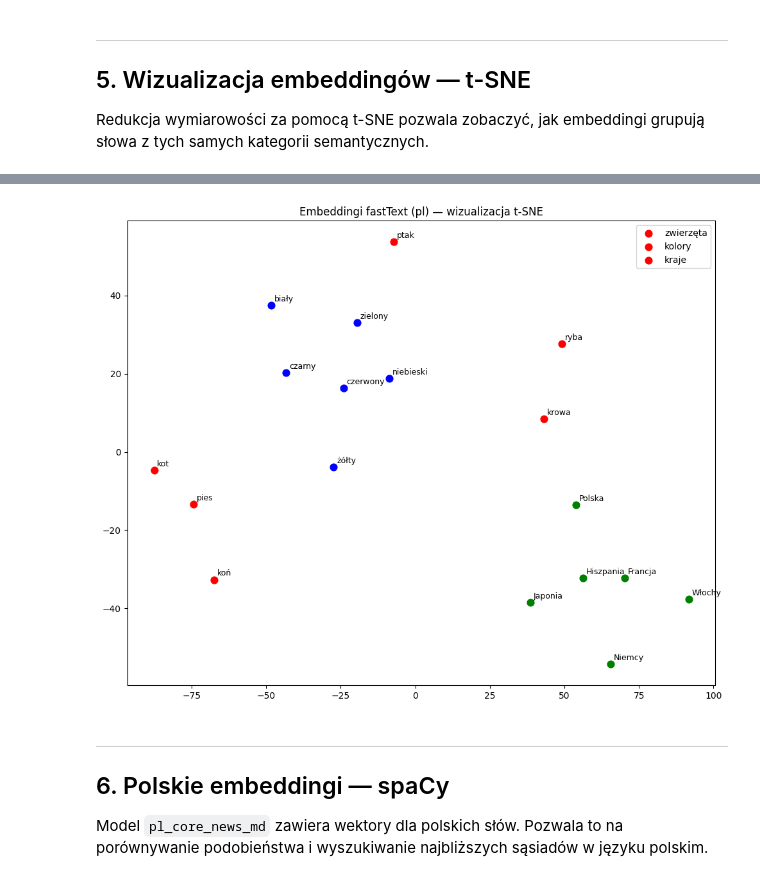
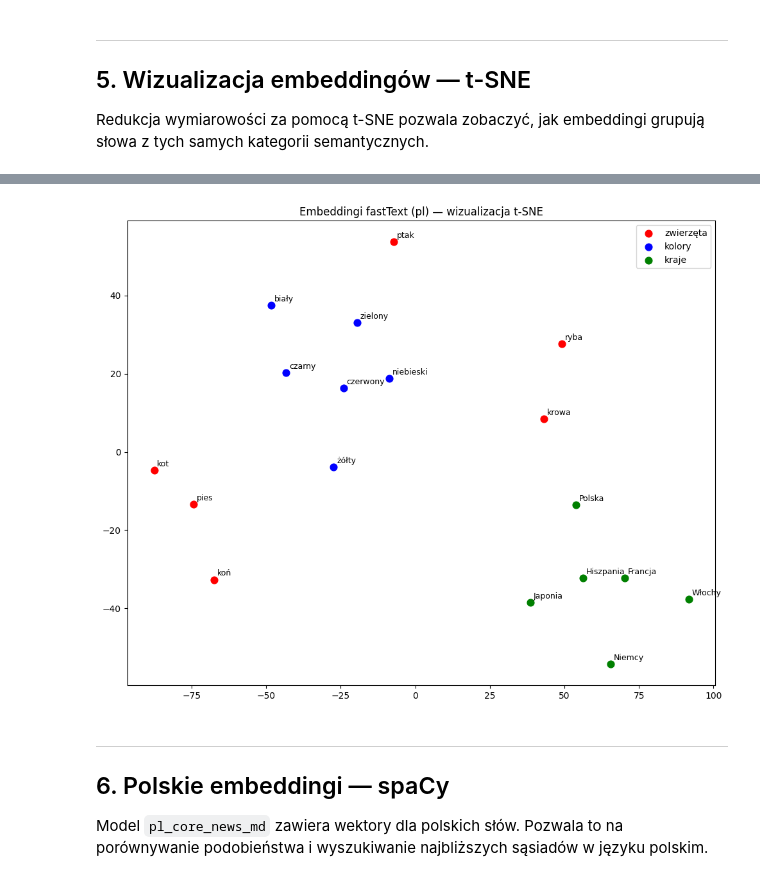
Before and after one commit to pjastr-uwm/fakultet_io_2026, a Jupyter notebook: lecture6/lecture6.ipynb, the cells around one changed output, grey strips where cells are left out. Drawn from its saved outputs; the diff is of its cells as text; code cells hidden in the pictures.

```diff
--- a/lecture6/lecture6.ipynb
+++ b/lecture6/lecture6.ipynb
@@ -330,13 +328,18 @@ coords = tsne.fit_transform(np.array(vectors))
 # Rysowanie
 fig, ax = plt.subplots(figsize=(10, 8))
 colors_map = {"animals": "red", "colors": "blue", "countries": "green"}
+plotted_labels = set()
+
 for i, w in enumerate(words):
+    group = labels[i]
     ax.scatter(coords[i, 0], coords[i, 1],
-               c=colors_map[labels[i]], s=60)
+               c=colors_map[group], s=60,
+               label=group if group not in plotted_labels else "")
+    plotted_labels.add(group)
     ax.annotate(w, (coords[i, 0]+1, coords[i, 1]+1), fontsize=9)
 
-ax.legend(colors_map.keys())
-ax.set_title("Embeddingi GloVe — wizualizacja t-SNE")
+ax.legend()
+ax.set_title("Embeddingi GloVe -- wizualizacja t-SNE")
 plt.tight_layout()
 plt.show()
 # %% [output]
@@ -352,36 +355,41 @@ groups = {
     "zwierzęta": ["kot", "pies", "ryba", "ptak", "koń", "krowa"],
     "kolory": ["czerwony", "niebieski", "zielony", "żółty", "czarny", "biały"],
     "kraje": ["Francja", "Niemcy", "Polska", "Włochy", "Hiszpania", "Japonia"],
 }
 
 words, vectors, labels = [], [], []
 for label, group in groups.items():
     for w in group:
         try:
             vectors.append(model_pl[w])
             words.append(w)
             labels.append(label)
         except KeyError:
             print(f"Brak w modelu: {w}")
 
 # t-SNE redukcja do 2D
 tsne = TSNE(n_components=2, random_state=42, perplexity=5)
 coords = tsne.fit_transform(np.array(vectors))
 
 # Rysowanie
 fig, ax = plt.subplots(figsize=(10, 8))
 colors_map = {"zwierzęta": "red", "kolory": "blue", "kraje": "green"}
+plotted_labels = set()
+
 for i, w in enumerate(words):
+    group = labels[i]
     ax.scatter(coords[i, 0], coords[i, 1],
-               c=colors_map[labels[i]], s=60)
+               c=colors_map[group], s=60,
+               label=group if group not in plotted_labels else "")
+    plotted_labels.add(group)
     ax.annotate(w, (coords[i, 0]+1, coords[i, 1]+1), fontsize=9)
 
-ax.legend(colors_map.keys())
+ax.legend()
 ax.set_title("Embeddingi fastText (pl) — wizualizacja t-SNE")
 plt.tight_layout()
 plt.show()
 # %% [output]
-[figure, old version]
+[figure, new version]
 # %% [markdown]
 ---
 ## 6. Polskie embeddingi — spaCy
```
Also changed, not shown: parts of 7 cells of this notebook.
